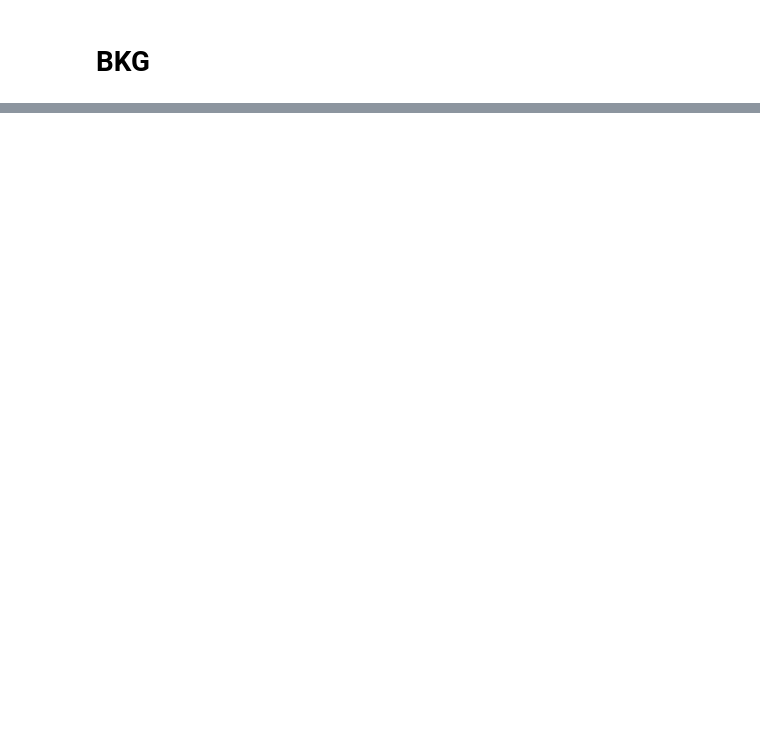
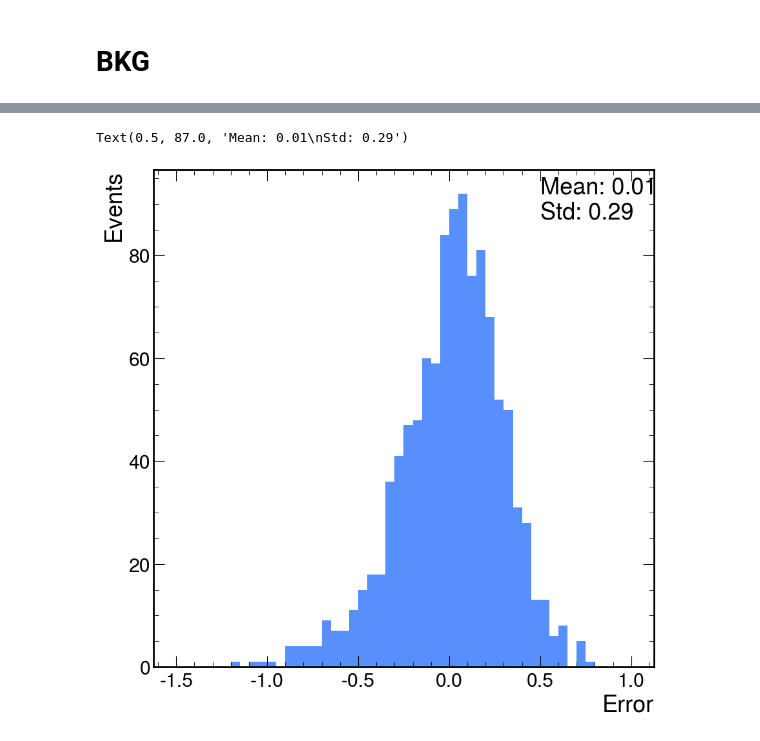
Before and after one commit to aashayarora/vbs-1lep, a Jupyter notebook: validation/yield.ipynb, the cells around one changed output, grey strips where cells are left out. Saved outputs shown, nothing was run; the diff lists cells and outputs as text; code cells hidden in the pictures; blank space fills up the shorter version.

```diff
--- a/validation/yield.ipynb
+++ b/validation/yield.ipynb
@@ -100,0 +69,58 @@ Predicted A: 0.5292014406408257 \pm 0.059571831541921326
+# %%
+import uproot
+import numpy as np
+import matplotlib.pyplot as plt
+import mplhep as hep
+hep.style.use(hep.style.CMS)
+import hist
+
+def get_abcd_scan(file, tree="Events"):
+    with uproot.open(file) as f:
+        df = f.get(tree).arrays(library="pd")
+
+    BDT_CUT = 0.56
+    DNN_CUT = 0.92
+
+    df = df.query("VBSBDTscore < @BDT_CUT & abcdnet_score < @DNN_CUT")
+
+    errs = []
+
+    N_SCAN = 50
+
+    for dnn_cut in np.linspace(0, DNN_CUT, N_SCAN):
+        for bdt_cut in np.linspace(0, BDT_CUT, N_SCAN):
+            a = df.query("VBSBDTscore > @bdt_cut & abcdnet_score > @dnn_cut").weight.sum()
+            b = df.query("VBSBDTscore > @bdt_cut & abcdnet_score < @dnn_cut").weight.sum()
+            c = df.query("VBSBDTscore < @bdt_cut & abcdnet_score > @dnn_cut").weight.sum()
+            d = df.query("VBSBDTscore < @bdt_cut & abcdnet_score < @dnn_cut").weight.sum()
+
+            if d == 0:
+                continue
+
+            pred_a = b * c / d
+
+            if a == 0 or pred_a == 0:
+                continue
+
+            errs.append(2*(a-pred_a)/(a+pred_a))
+
+    return errs
+
+errs = get_abcd_scan("/data/userdata/aaarora/output/run2/ABCDNet_simpleDisco_VBSVVH1lep_30/output/data_MVA_abcdnet.root")
+
+h = hist.Hist.new.Reg(50, -1.5, 1, name="err").Double()
+h.fill(errs)
+
+fig, ax = plt.subplots()
+hep.histplot(h, histtype="fill", ax=ax)
+ax.set_xlabel("Error")
+ax.set_ylabel("Events")
+
+# add box with mean and std
+mean = np.mean(errs)
+std = np.std(errs)
+
+ax.text(0.5, max(h.counts())-5, f"Mean: {mean:.2f}\nStd: {std:.2f}")
+# %% [output]
+Text(0.5, 87.0, 'Mean: 0.01\nStd: 0.29')
+[figure, added]
```
Also changed, not shown: parts of 7 cells of this notebook, 14 other files.
